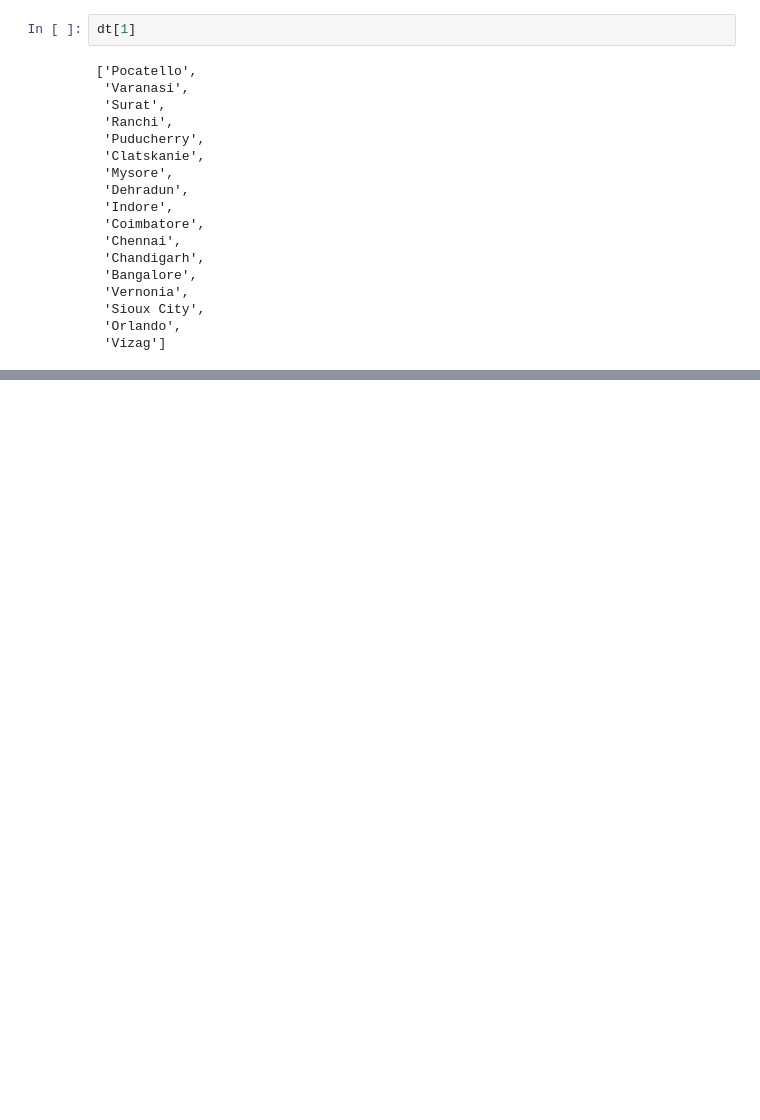
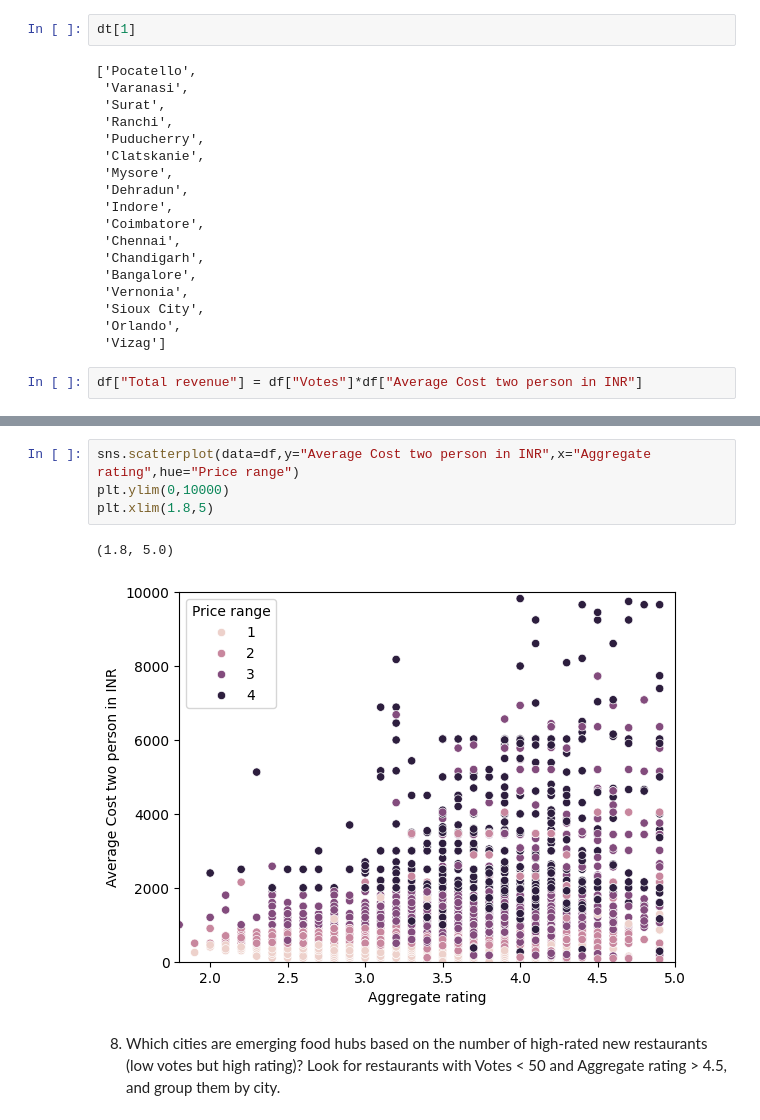
Before and after one commit to hemant087/30Days_EDA, a Jupyter notebook: 4Day Zomato/dataset/Untitled1.ipynb, the cells around one changed output, grey strips where cells are left out. Saved outputs shown, nothing was run; the diff lists cells and outputs as text; blank space fills up the shorter version.

```diff
--- a/4Day Zomato/dataset/Untitled1.ipynb
+++ b/4Day Zomato/dataset/Untitled1.ipynb
@@ -731,3 +789,5 @@ dt[1]
  'Sioux City',
  'Orlando',
  'Vizag']
+# %%
+df["Total revenue"] = df["Votes"]*df["Average Cost two person in INR"]
@@ -733,0 +895,10 @@ dt[1]
+# %%
+sns.scatterplot(data=df,y="Average Cost two person in INR",x="Aggregate rating",hue="Price range")
+plt.ylim(0,10000)
+plt.xlim(1.8,5)
+# %% [output]
+(1.8, 5.0)
+[figure, added]
+# %% [markdown]
+8. Which cities are emerging food hubs based on the number of high-rated new restaurants (low votes but high rating)?
+Look for restaurants with Votes < 50 and Aggregate rating > 4.5, and group them by city.
```
Also changed, not shown: parts of 28 cells of this notebook.
